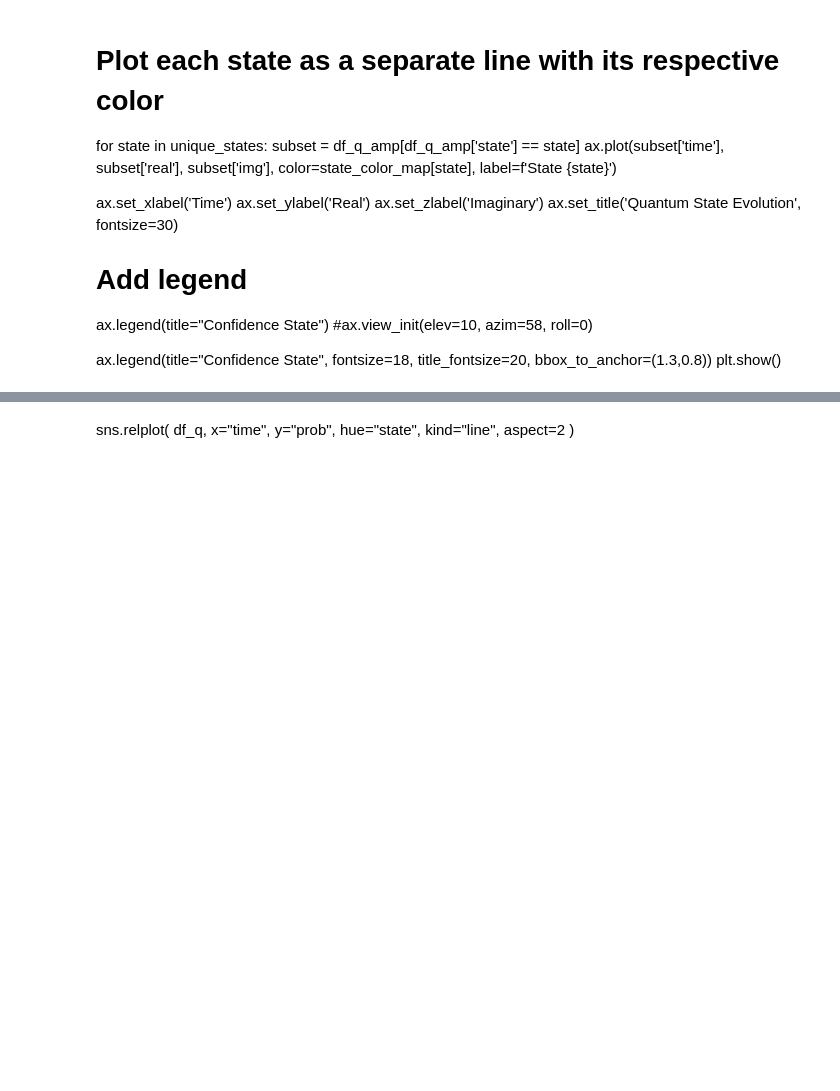
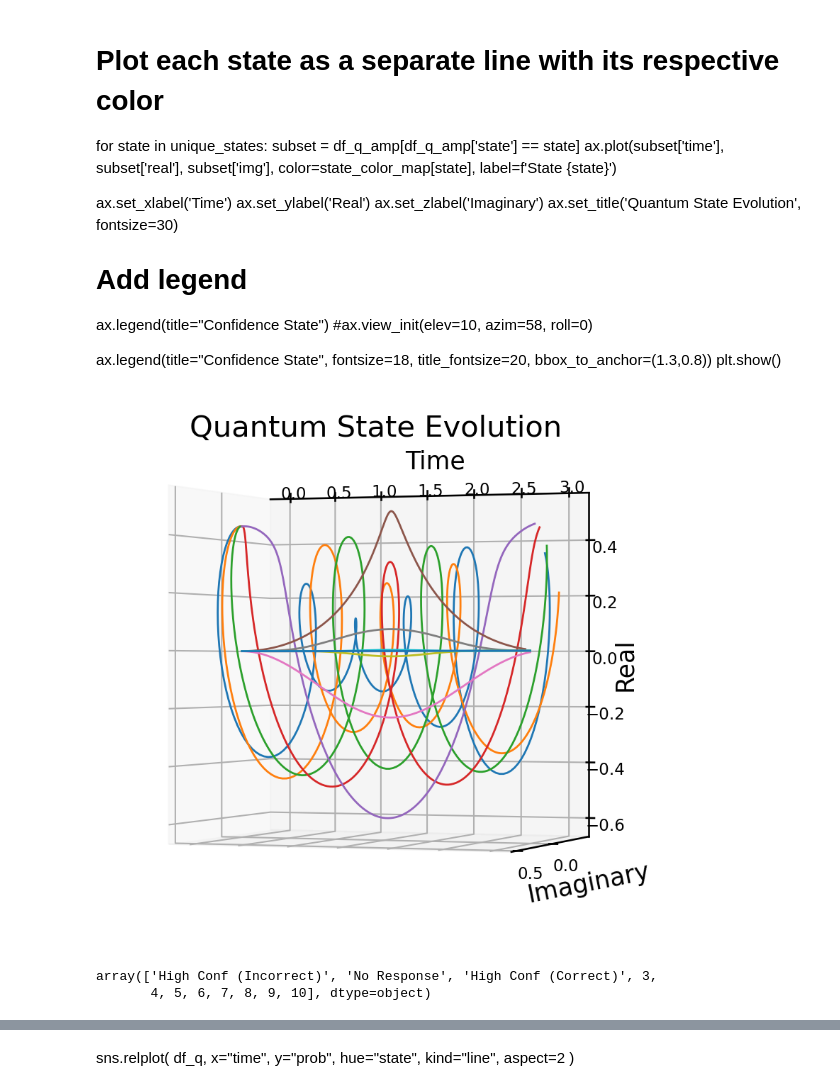
Before and after one commit to rkmalaiya/stochastic_cognitive_dynamics, a Jupyter notebook: examples/diffusion_quantum_evolution_discrete_time.ipynb, the cells around one changed output, grey strips where cells are left out. Cells and saved outputs as stored; diff of their text form; code cells hidden in the pictures; blank space fills up the shorter version.

```diff
--- a/examples/diffusion_quantum_evolution_discrete_time.ipynb
+++ b/examples/diffusion_quantum_evolution_discrete_time.ipynb
@@ -346,9 +352,10 @@ plt.show()
 # %%
 df_q_amp = (pd.DataFrame(np.asarray(phi_quantum_amplitude_arr))
-            .rename(columns=dict(zip(np.arange(n_states_q), mv_n)))
+            #.rename(columns=dict(zip(np.arange(n_states_q), mv_n)))
             .reset_index(names="time")
             .melt(id_vars="time", var_name="state", value_name="prob")
             .assign(time=lambda df:df.time*0.01)#, state = lambda df:df.state+1).astype({"state":"category"})
+            .query("time < 3")
 )
 df_q_amp.loc[:,"real"] = np.real(df_q_amp.prob)
 df_q_amp.loc[:,"img"] = np.imag(df_q_amp.prob)
@@ -398,39 +419,51 @@ import pandas as pd
 import matplotlib.pyplot as plt
 from mpl_toolkits.mplot3d import Axes3D
 import matplotlib.colors as mcolors
 
 # Sample DataFrame
 # df_q_amp = pd.DataFrame({
 #     'time': np.linspace(0, 10, 100),
 #     'state': np.random.randint(0, 4, 100),
 #     'real': np.sin(np.linspace(0, 10, 100)),
 #     'img': np.cos(np.linspace(0, 10, 100))
 # })
 
 # Create colormap for states
 unique_states = df_q_amp['state'].unique()
 colors = plt.cm.jet(np.linspace(0, 1, len(unique_states)))
 state_color_map = {state: color for state, color in zip(unique_states, colors)}
 with sns.plotting_context("talk"):
     fig = plt.figure(figsize=(10, 10))
     ax = fig.add_subplot(111, projection='3d')
 
 # Plot each state as a separate line with its respective color
 for state in unique_states:
     subset = df_q_amp[df_q_amp['state'] == state]
-    ax.plot(subset['time'], subset['real'], subset['img'], color=state_color_map[state], label=f'{state}', lw=2)
+    ax.plot(subset['time'], subset['real'], subset['img'], lw=2) #color=state_color_map[state], label=f'{state}'
 
-ax.set_xlabel('Time', labelpad=5, fontsize=25)
-ax.set_ylabel('Real', labelpad=25, fontsize=25)
-ax.set_zlabel('Imaginary', labelpad=20, fontsize=25)
-ax.set_title('Quantum State Evolution', fontsize=30)
+ax.set_xlabel('Time', labelpad=10, y=1.5,fontsize=25)
+ax.set_ylabel('Real', labelpad=5, fontsize=25, rotation=90)
+ax.set_zlabel('Imaginary', y=0.5,labelpad=10, fontsize=25)
+ax.set_title('Quantum State Evolution', y=1, fontsize=30)
+ax.set_zticks([0,0.5])
 
 # Add legend
-ax.legend(title="Confidence State")
+#ax.legend(title="Confidence State")
+
 #ax.view_init(elev=10, azim=58, roll=0)
 #ax.view_init(elev=25, azim=-80, roll=-10)
-ax.view_init(elev=110, azim=-90)
+
 ax.legend(title="Confidence State", fontsize=18, title_fontsize=20, bbox_to_anchor=(1.3,0.8))
+ax.get_legend().remove()
+#ax.view_init(elev=110, azim=-90)
+ax.view_init(elev=110, azim=-180,roll=-90)
 plt.show()
+# %% [output]
+[figure, added]
 # %%
 len(df_q_amp), int(df_q_amp["time"].max()/0.01)
+# %%
+unique_states
+# %% [output]
+array(['High Conf (Incorrect)', 'No Response', 'High Conf (Correct)', 3,
+       4, 5, 6, 7, 8, 9, 10], dtype=object)
```
Also changed, not shown: parts of 15 cells of this notebook, 3 other files.
